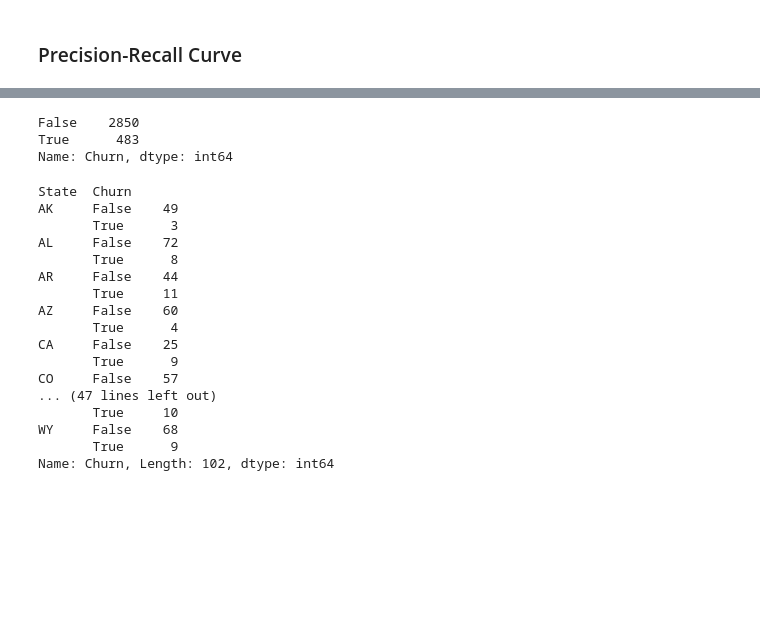
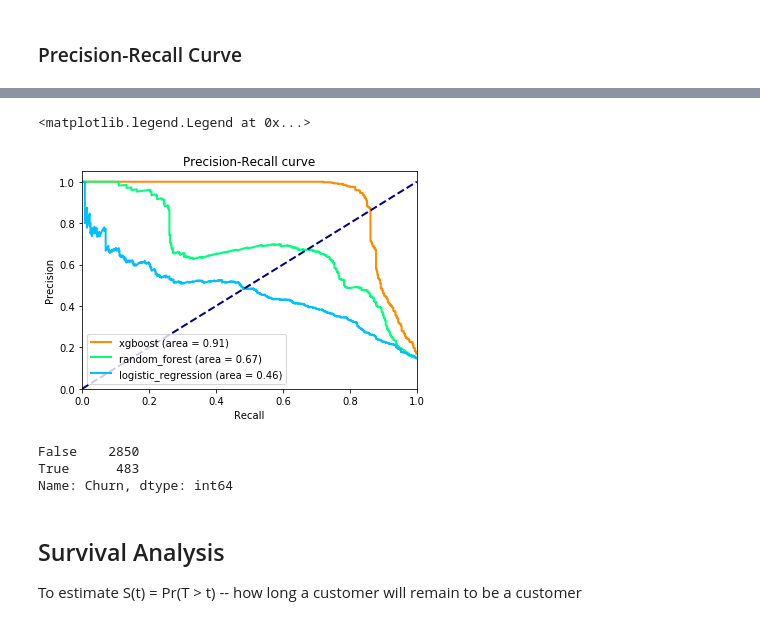
Before and after one commit to kuol/telco_churn, a Jupyter notebook: telco_churn.ipynb, the cells around one changed output, grey strips where cells are left out. Saved outputs shown, nothing was run; the diff lists cells and outputs as text; code cells hidden in the pictures; blank space fills up the shorter version.

Commit message:
add pr curve, add survival analysis

```diff
--- a/telco_churn.ipynb
+++ b/telco_churn.ipynb
@@ -270,37 +274,38 @@ plt.step(recall, precision, color='b', alpha=0.2,
 # %%
-fpr, tpr, thresholds = [],[],[]
+precision, recall, thresholds = [],[],[]
 area_under_curve = []
 my_models = []
 for key in pred_probas:
-    f,t,th = roc_curve(y, pred_probas[key][:,1], pos_label=True)
+    p,r,th = precision_recall_curve(y, pred_probas[key][:,1], pos_label=True)
     my_models.append(key)
-    area_under_curve.append(auc(f, t))
-    fpr.append(f)
-    tpr.append(t)
+    area_under_curve.append(auc(r, p))
+    precision.append(p)
+    recall.append(r)
     thresholds.append(th)
+# %%
+colors = ['darkorange', 'springgreen', 'deepskyblue']
+lw = 2
+for i in range(len(precision)):
+    plt.plot(recall[i], precision[i], color=colors[i],
+             lw=lw, label= my_models[i] + ' (area = %0.2f)' %area_under_curve[i])
+
+plt.plot([0, 1], [0, 1], color='navy', lw=lw, linestyle='--')
+plt.xlim([0.0, 1.0])
+plt.ylim([0.0, 1.05])
+plt.xlabel('Recall')
+plt.ylabel('Precision')
+plt.title('Precision-Recall curve')
+plt.legend(loc="lower left")
+# %% [output]
+<matplotlib.legend.Legend at 0x...>
+[figure, added]
 # %%
 df_train['Churn'].value_counts()
 # %% [output]
 False    2850
 True      483
 Name: Churn, dtype: int64
-# %%
-df_train.groupby('State')['Churn'].value_counts()
-# %% [output]
-State  Churn
-AK     False    49
-       True      3
-AL     False    72
-       True      8
-AR     False    44
-       True     11
-AZ     False    60
-       True      4
-CA     False    25
-       True      9
-CO     False    57
-... (47 lines left out)
-       True     10
-WY     False    68
-       True      9
-Name: Churn, Length: 102, dtype: int64
+# %% [markdown]
+## Survival Analysis
+
+To estimate S(t) = Pr(T > t) -- how long a customer will remain to be a customer
```
Also changed, not shown: parts of 17 cells of this notebook, 1 other file.
